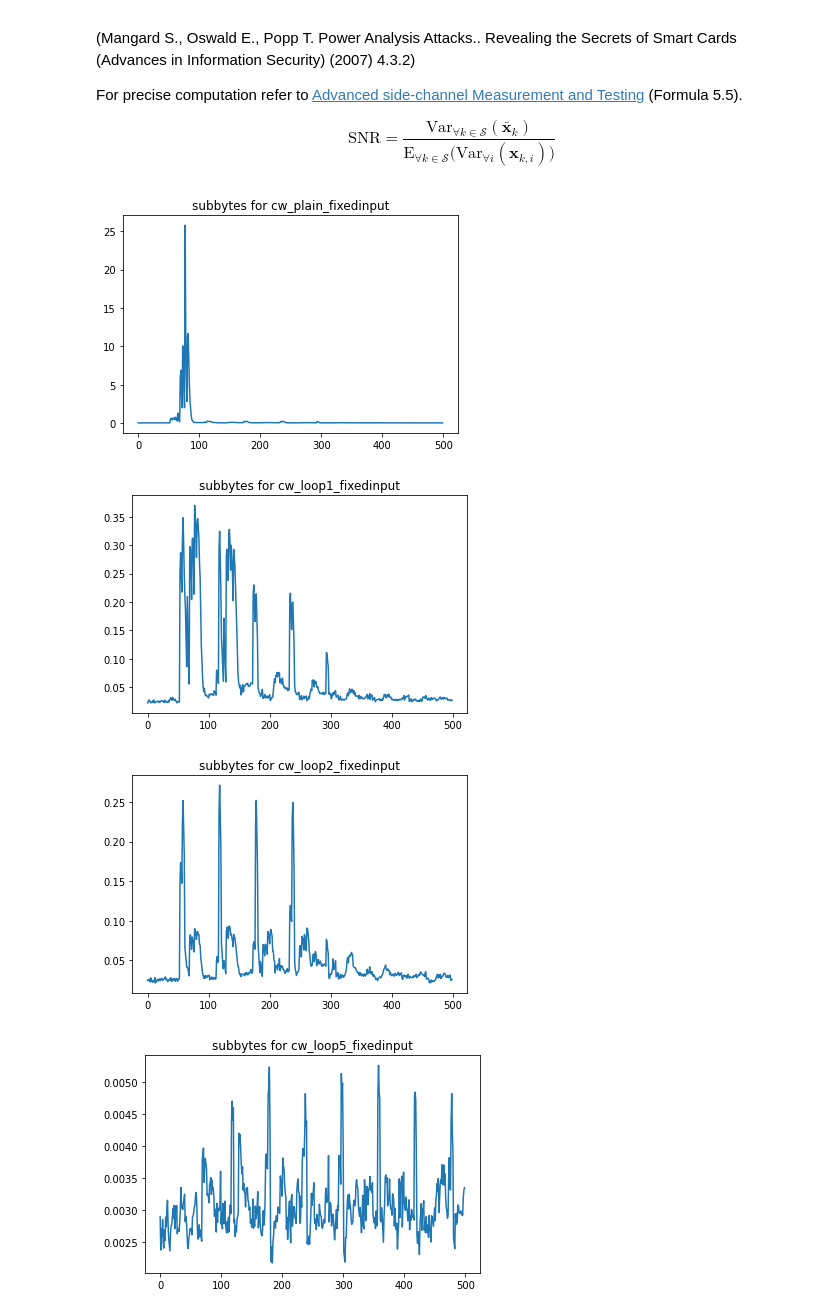
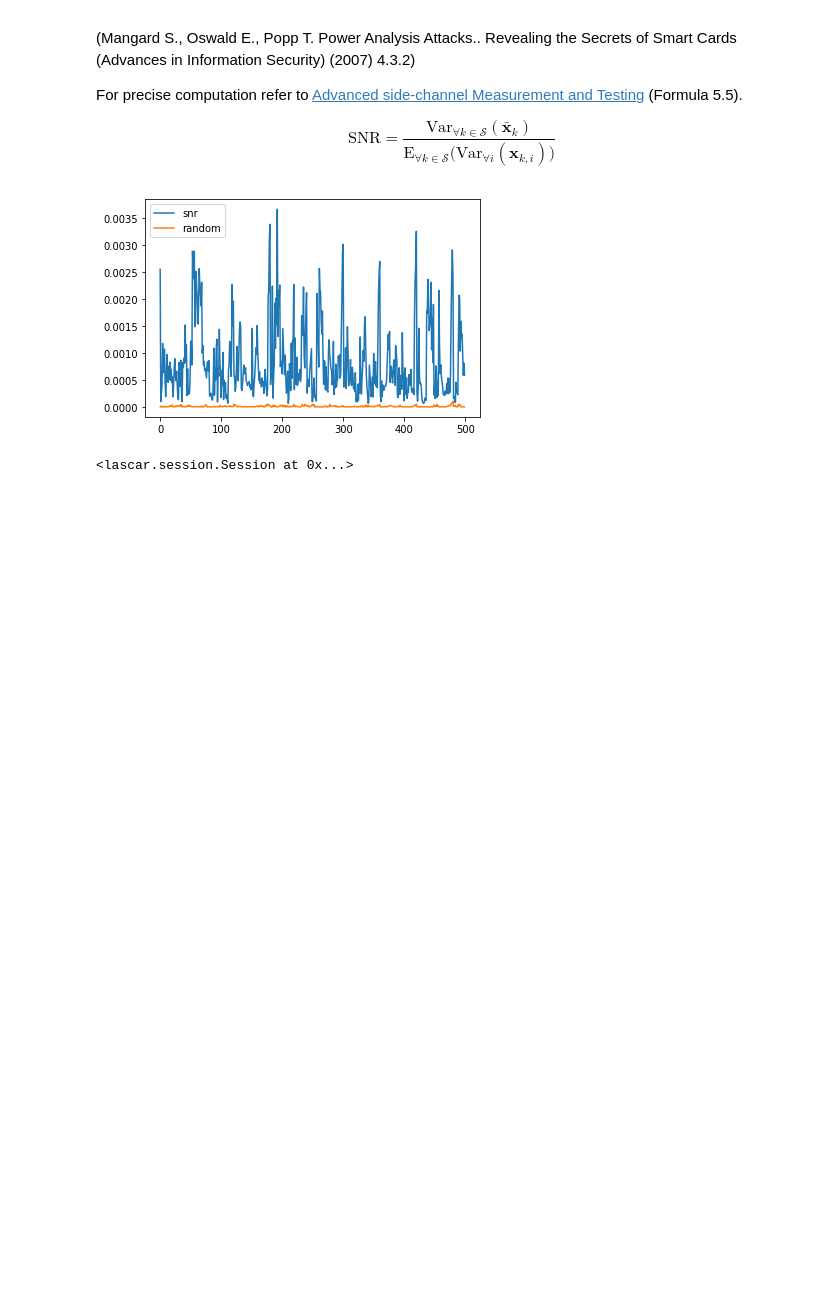
Before and after one commit to hackenbergstefan/securec-sidechannel-study, a Jupyter notebook: analyze/lascar/snr_leakage.ipynb, the cells around one changed output. Saved outputs shown, nothing was run; the diff lists cells and outputs as text; code cells hidden in the pictures; blank space fills up the shorter version.

```diff
--- a/analyze/lascar/snr_leakage.ipynb
+++ b/analyze/lascar/snr_leakage.ipynb
@@ -24,21 +23,27 @@ poi_selector = poi_selectors[poi_selector_name]
 # %%
-for dataname, data in datasets.items():
-    trace = lascar.TraceBatchContainer(data['trace'], data)
-    engine = lascar.SnrEngine(
-        name=f'{poi_selector_name} for {dataname}',
-        partition_function=poi_selectors[poi_selector_name],
-        partition_range=range(9) if 'hw' in poi_selector_name else range(256),
-    )
+data = datasets.dataset("cw_loop5_fixedinput")
 
-    session = lascar.Session(
-        trace,
-        engine=engine,
-        output_method=lascar.MatPlotLibOutputMethod(engine),
-        progressbar=False,
-    )
-    session.run(batch_size=100_000)
+trace = lascar.TraceBatchContainer(data['trace'], data)
+engines = [
+    lascar.SnrEngine(
+        name="snr",
+        partition_function=lambda value: value["key"][0],
+        partition_range=range(256),
+    ),
+    lascar.SnrEngine(
+        name="random",
+        partition_function=lambda value: random.randint(0, 1),
+        partition_range=range(2),
+    ),
+]
+
+session = lascar.Session(
+    trace,
+    engines=engines,
+    output_method=lascar.MatPlotLibOutputMethod(*engines, single_plot=True, legend=True),
+    progressbar=False,
+)
+session.run(batch_size=100_000)
 # %% [output]
-[figure, old version]
+[figure, new version]
-[figure, removed]
-[figure, removed]
-[figure, removed]
+<lascar.session.Session at 0x...>
```
Also changed, not shown: parts of 2 cells of this notebook, 12 other files.
